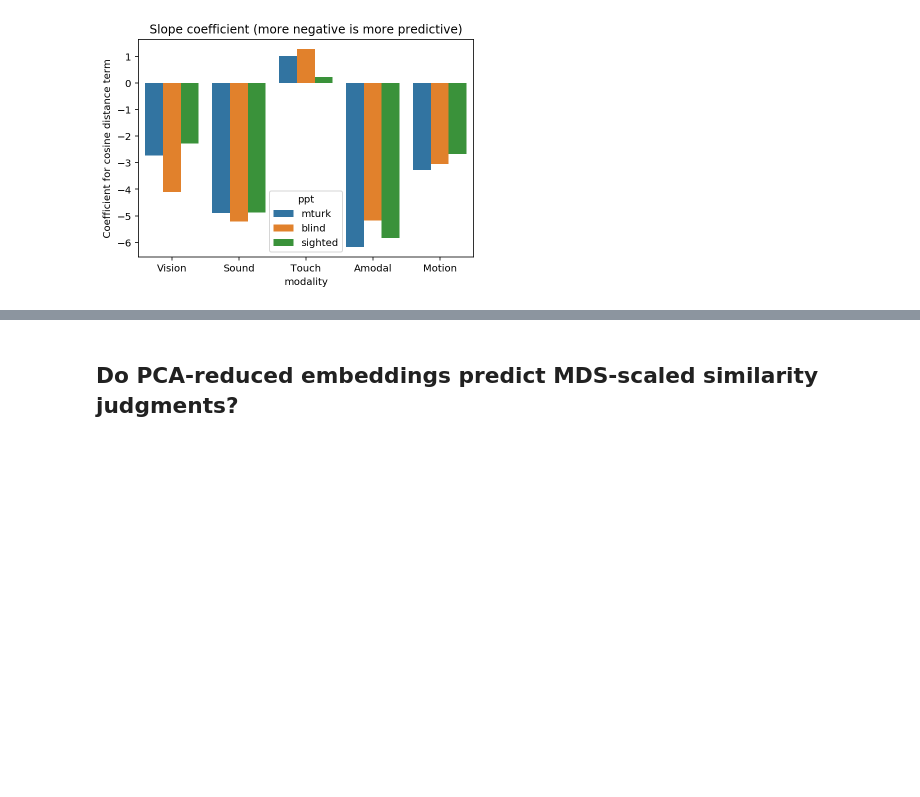
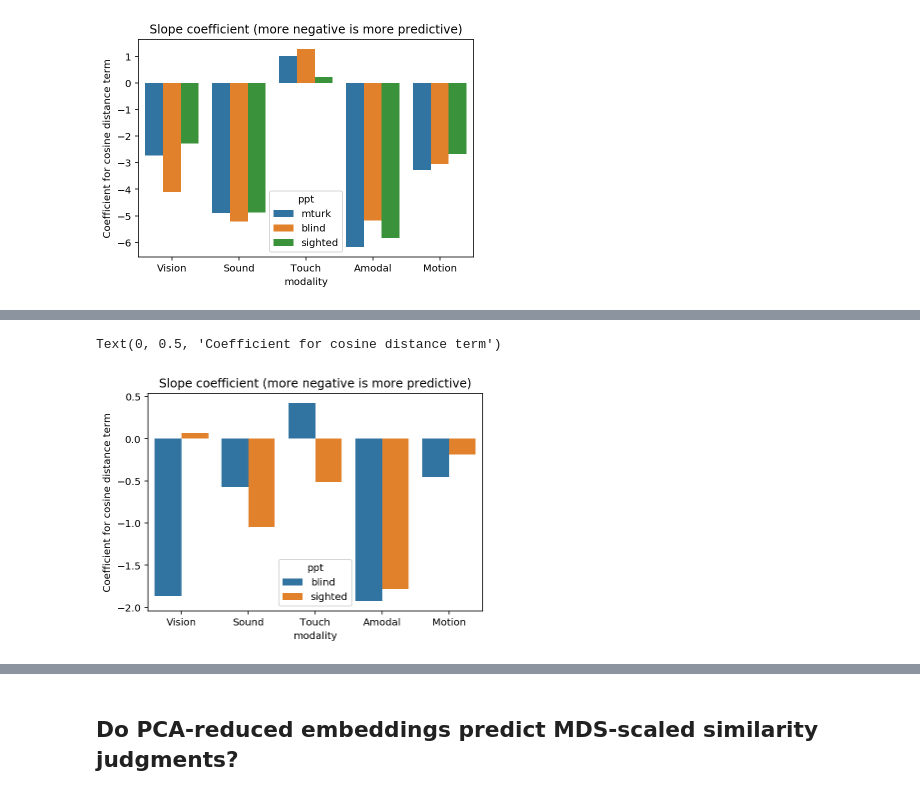
Before and after one commit to seantrott/abstract_concrete, a Jupyter notebook: comparing_to_humans.ipynb, the cells around one changed output, grey strips where cells are left out. Drawn from its saved outputs; the diff is of its cells as text; code cells hidden in the pictures; blank space fills up the shorter version.

Commit message:
updated r2 analysis for cosine distance

```diff
--- a/comparing_to_humans.ipynb
+++ b/comparing_to_humans.ipynb
@@ -158,0 +167,34 @@ Text(0, 0.5, 'Coefficient for cosine distance term')
+# %%
+df_same = df_merged[df_merged['same_modality']==True]
+# %%
+modality_to_coef = []
+
+for modality in ['Vision', 'Sound', 'Touch', 'Amodal', 'Motion']:
+    df_reduced = df_same[df_same['Cat1']==modality]
+
+    result_blind = sm.ols(formula="blind_avg ~ cosine_distance + AMT_av", data=df_reduced).fit()
+    result_sighted = sm.ols(formula="sighted_avg ~ cosine_distance + AMT_av", data=df_reduced).fit()
+    modality_to_coef.append({
+        'r2': result_blind.rsquared_adj,
+        'coef_cosine': result_blind.params['cosine_distance'],
+        'coef_mturk': result_blind.params['AMT_av'],
+        'ppt': 'blind',
+        'modality': modality
+    })
+    modality_to_coef.append({
+        'r2': result_sighted.rsquared_adj,
+        'coef_cosine': result_sighted.params['cosine_distance'],
+        'coef_mturk': result_sighted.params['AMT_av'],
+        'ppt': 'sighted',
+        'modality': modality
+    })
+# %%
+df_modality_coef = pd.DataFrame(modality_to_coef)
+# %%
+sns.barplot(data = df_modality_coef, #df_modality_r2[df_modality_r2['ppt']!="mturk"],
+           x = "modality", y ="coef_cosine", hue = "ppt")
+plt.title("Slope coefficient (more negative is more predictive)")
+plt.ylabel("Coefficient for cosine distance term")
+# %% [output]
+Text(0, 0.5, 'Coefficient for cosine distance term')
+[figure, added]
```
Also changed, not shown: parts of 6 cells of this notebook.
